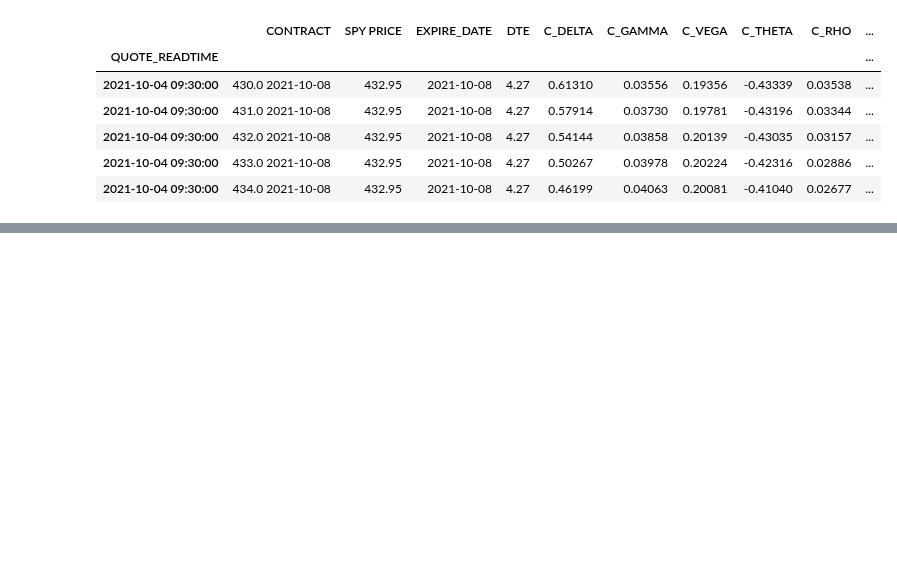
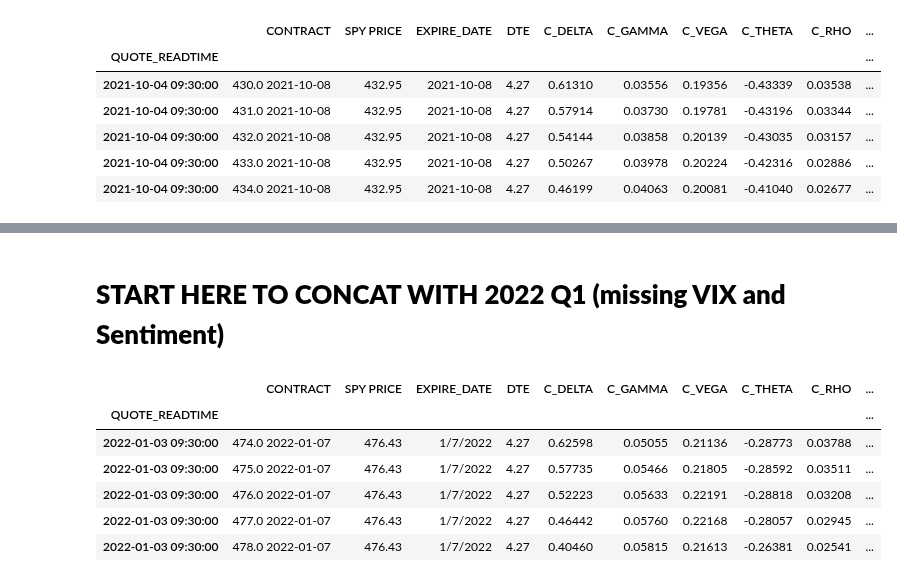
Before and after one commit to aarch23/OptYx, a Jupyter notebook: SPY2021V2.ipynb, the cells around one changed output, grey strips where cells are left out. Saved outputs shown, nothing was run; the diff lists cells and outputs as text; code cells hidden in the pictures; blank space fills up the shorter version.

```diff
--- a/SPY2021V2.ipynb
+++ b/SPY2021V2.ipynb
@@ -396,2 +228,4 @@ spy_21_q4_filt.dropna()
 # %%
 spy_21_q4_filt.to_csv("./Resources/spy_21_q4_filt.csv", index=True)
+# %% [markdown]
+# __START HERE TO CONCAT WITH 2022 Q1 (missing VIX and Sentiment)__
@@ -397,0 +243,10 @@ spy_21_q4_filt.to_csv("./Resources/spy_21_q4_filt.csv", index=True)
+# %%
+spy_22_q1_filt.head()
+# %% [output]
+|  | CONTRACT | SPY PRICE | EXPIRE_DATE | DTE | C_DELTA | C_GAMMA | C_VEGA | C_THETA | C_RHO | ... |
+| QUOTE_READTIME |  |  |  |  |  |  |  |  |  | ... |
+| 2022-01-03 09:30:00 | 474.0 2022-01-07 | 476.43 | 1/7/2022 | 4.27 | 0.62598 | 0.05055 | 0.21136 | -0.28773 | 0.03788 | ... |
+| 2022-01-03 09:30:00 | 475.0 2022-01-07 | 476.43 | 1/7/2022 | 4.27 | 0.57735 | 0.05466 | 0.21805 | -0.28592 | 0.03511 | ... |
+| 2022-01-03 09:30:00 | 476.0 2022-01-07 | 476.43 | 1/7/2022 | 4.27 | 0.52223 | 0.05633 | 0.22191 | -0.28818 | 0.03208 | ... |
+| 2022-01-03 09:30:00 | 477.0 2022-01-07 | 476.43 | 1/7/2022 | 4.27 | 0.46442 | 0.05760 | 0.22168 | -0.28057 | 0.02945 | ... |
+| 2022-01-03 09:30:00 | 478.0 2022-01-07 | 476.43 | 1/7/2022 | 4.27 | 0.40460 | 0.05815 | 0.21613 | -0.26381 | 0.02541 | ... |
```
Also changed, not shown: parts of 34 cells of this notebook.
